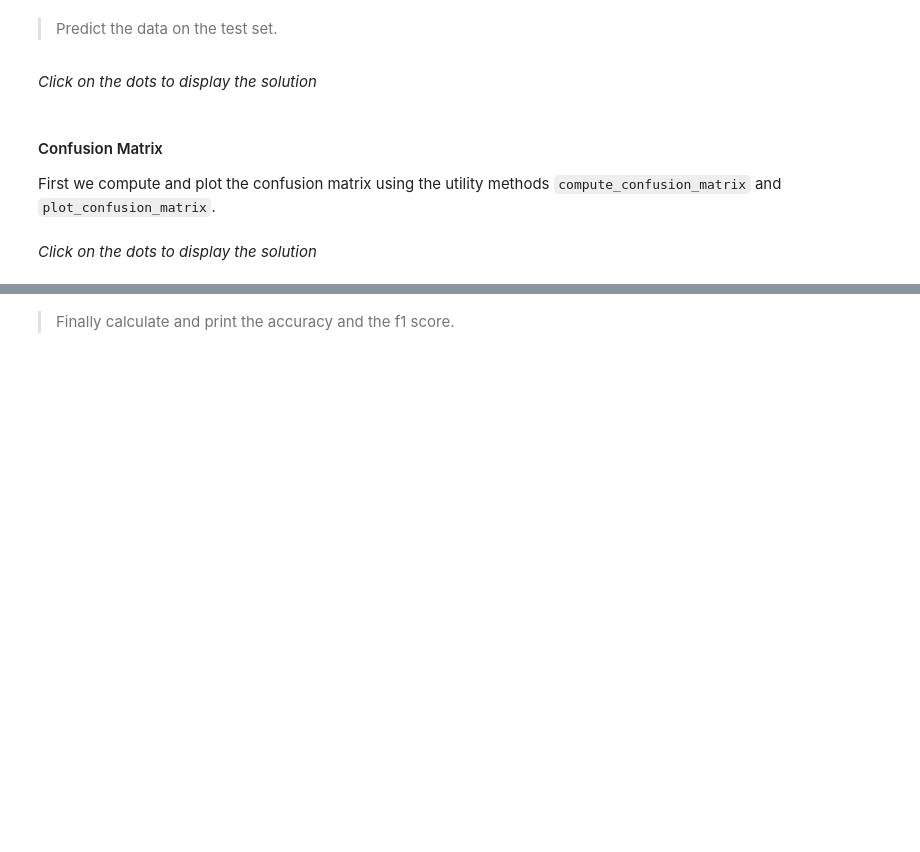
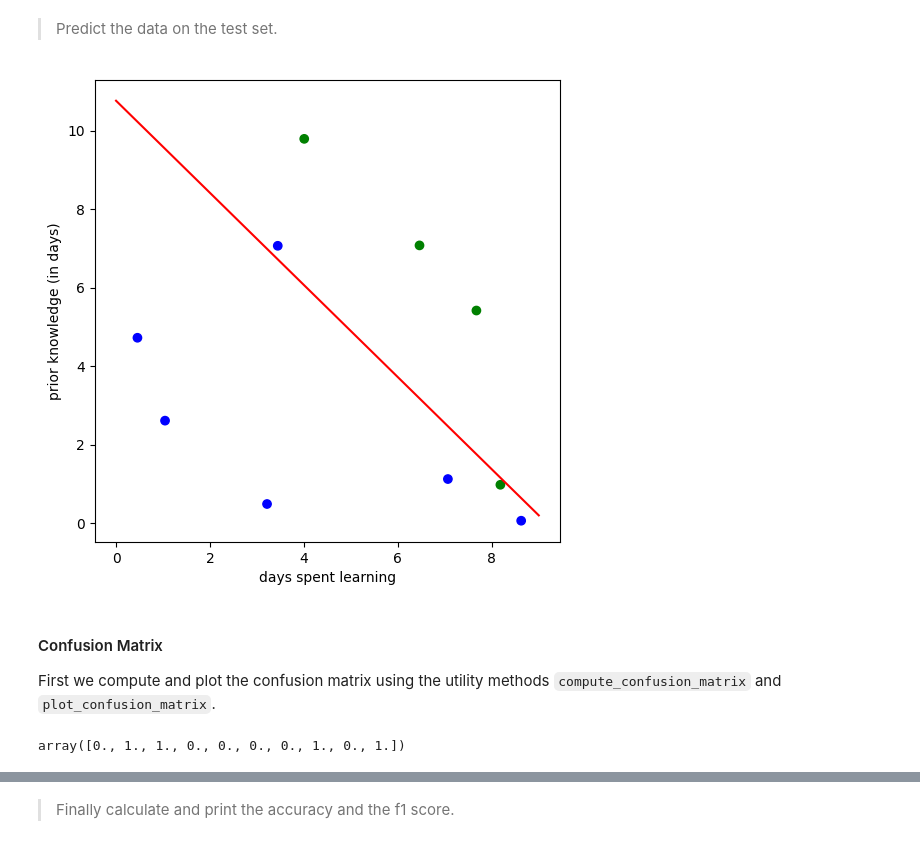
Before and after one commit to Davee02/HSLU, a Jupyter notebook: sem4/adml/notebooks/05A Classification/Logistic Regression.ipynb, the cells around one changed output, grey strips where cells are left out. Drawn from its saved outputs; the diff is of its cells as text; code cells hidden in the pictures; blank space fills up the shorter version.

```diff
--- a/sem4/adml/notebooks/05A Classification/Logistic Regression.ipynb
+++ b/sem4/adml/notebooks/05A Classification/Logistic Regression.ipynb
@@ -447,4 +472,2 @@ We will look at the metrics Accuracy and F1-Score.
-# %% [markdown]
-*Click on the dots to display the solution*
 # %%
 y_pred = predict(X_test, bias_2d, thetas_2d)
@@ -453,3 +475,27 @@ y_pred
+# %%
+x1 = np.array(X_test[:,0].T)
+x2 = np.array(X_test[:,1].T)
+
+fig, ax = plt.subplots(1,1, figsize=(6,6))
+ax.set_xlabel('days spent learning')
+ax.set_ylabel('prior knowledge (in days)')
+color = ['blue' if l == 0 else 'green' for l in y_test]
+scat = ax.scatter(x1, x2, color=color)
+
+# inline function for decision boundary (unless vertical)
+y_ = lambda x: ((-1)*(bias_2d + thetas_2d[0]*x) / thetas_2d[1])
+
+def plot_line(y, data_pts):
+    x_vals = [i for i in
+              range(int(min(data_pts)-1),
+                    int(max(data_pts))+2)]
+    y_vals = [y(x) for x in x_vals]
+    plt.plot(x_vals,y_vals, 'r')
+
+plot_line(y_, x1)
+plt.show()
+# %% [output]
+[figure, added]
 # %% [markdown]
 #### Confusion Matrix
 First we compute and plot the confusion matrix using the utility methods `compute_confusion_matrix` and `plot_confusion_matrix`.
@@ -479,2 +522,4 @@ def plot_confusion_matrix(cm):
-# %% [markdown]
-*Click on the dots to display the solution*
+# %%
+y_test
+# %% [output]
+array([0., 1., 1., 0., 0., 0., 0., 1., 0., 1.])
```
Also changed, not shown: parts of 51 cells of this notebook.
